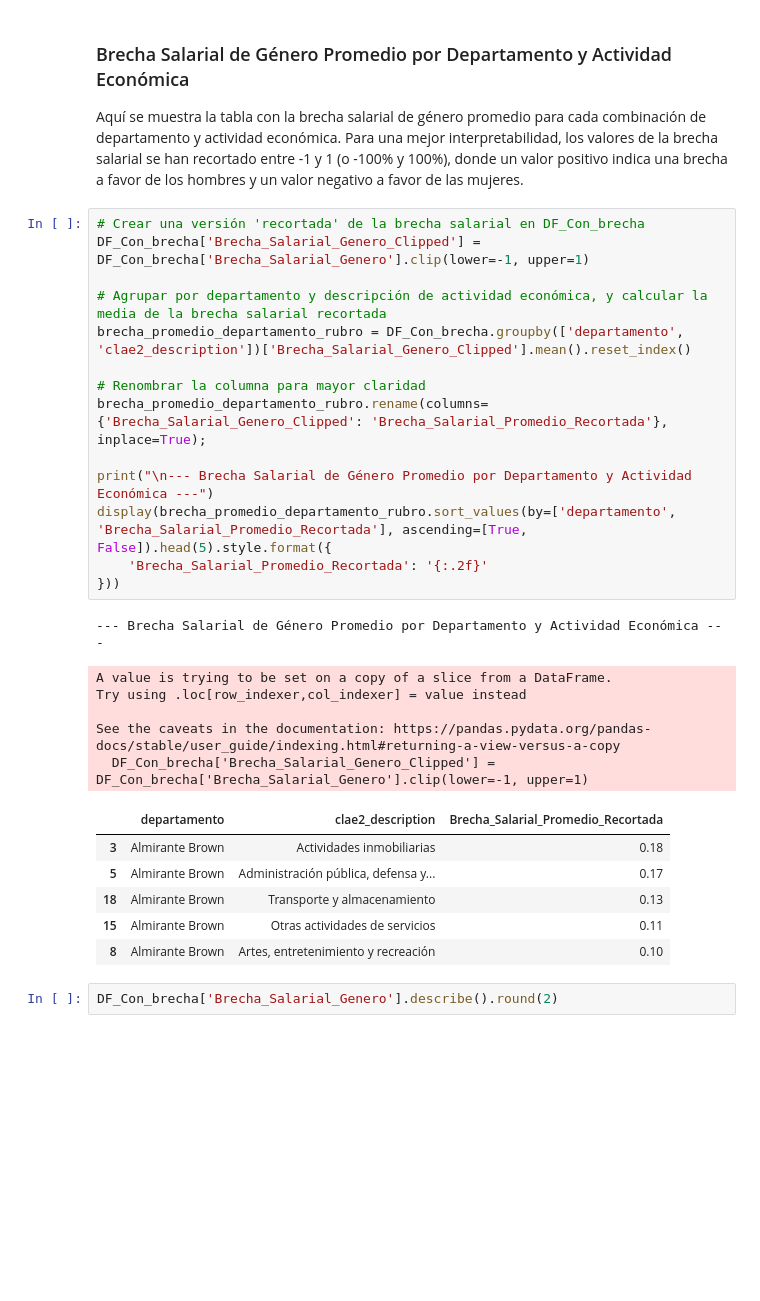
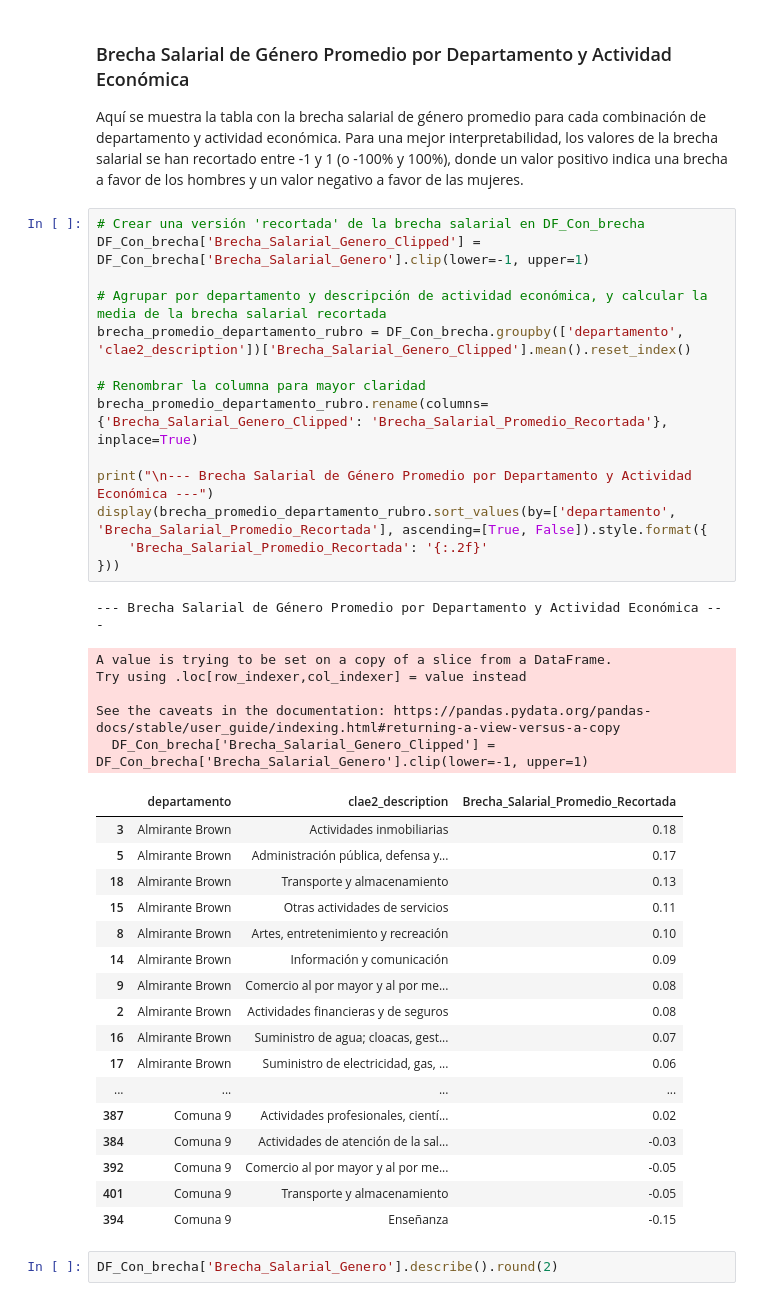
Before and after one commit to tost1n/Tp-laboratorio, a Jupyter notebook: Tp.ipynb, the cells around one changed output. Saved outputs shown, nothing was run; the diff lists cells and outputs as text; blank space fills up the shorter version.

Commit message:
Se arreglo promedio de BS por rubros.

```diff
--- a/Tp.ipynb
+++ b/Tp.ipynb
@@ -631,30 +597,41 @@ Aquí se muestra la tabla con la brecha salarial de género promedio para cada c
 # %%
 # Crear una versión 'recortada' de la brecha salarial en DF_Con_brecha
 DF_Con_brecha['Brecha_Salarial_Genero_Clipped'] = DF_Con_brecha['Brecha_Salarial_Genero'].clip(lower=-1, upper=1)
 
 # Agrupar por departamento y descripción de actividad económica, y calcular la media de la brecha salarial recortada
 brecha_promedio_departamento_rubro = DF_Con_brecha.groupby(['departamento', 'clae2_description'])['Brecha_Salarial_Genero_Clipped'].mean().reset_index()
 
 # Renombrar la columna para mayor claridad
-brecha_promedio_departamento_rubro.rename(columns={'Brecha_Salarial_Genero_Clipped': 'Brecha_Salarial_Promedio_Recortada'}, inplace=True);
+brecha_promedio_departamento_rubro.rename(columns={'Brecha_Salarial_Genero_Clipped': 'Brecha_Salarial_Promedio_Recortada'}, inplace=True)
 
 print("\n--- Brecha Salarial de Género Promedio por Departamento y Actividad Económica ---")
-display(brecha_promedio_departamento_rubro.sort_values(by=['departamento', 'Brecha_Salarial_Promedio_Recortada'], ascending=[True, False]).head(5).style.format({
+display(brecha_promedio_departamento_rubro.sort_values(by=['departamento', 'Brecha_Salarial_Promedio_Recortada'], ascending=[True, False]).style.format({
     'Brecha_Salarial_Promedio_Recortada': '{:.2f}'
 }))
 # %% [output]
 --- Brecha Salarial de Género Promedio por Departamento y Actividad Económica ---
 A value is trying to be set on a copy of a slice from a DataFrame.
 Try using .loc[row_indexer,col_indexer] = value instead
 
 See the caveats in the documentation: https://pandas.pydata.org/pandas-docs/stable/user_guide/indexing.html#returning-a-view-versus-a-copy
   DF_Con_brecha['Brecha_Salarial_Genero_Clipped'] = DF_Con_brecha['Brecha_Salarial_Genero'].clip(lower=-1, upper=1)
 |  | departamento | clae2_description | Brecha_Salarial_Promedio_Recortada |
 | 3 | Almirante Brown | Actividades inmobiliarias | 0.18 |
 | 5 | Almirante Brown | Administración pública, defensa y... | 0.17 |
 | 18 | Almirante Brown | Transporte y almacenamiento | 0.13 |
 | 15 | Almirante Brown | Otras actividades de servicios | 0.11 |
 | 8 | Almirante Brown | Artes, entretenimiento y recreación | 0.10 |
+| 14 | Almirante Brown | Información y comunicación | 0.09 |
+| 9 | Almirante Brown | Comercio al por mayor y al por me... | 0.08 |
+| 2 | Almirante Brown | Actividades financieras y de seguros | 0.08 |
+| 16 | Almirante Brown | Suministro de agua; cloacas, gest... | 0.07 |
+| 17 | Almirante Brown | Suministro de electricidad, gas, ... | 0.06 |
+| ... | ... | ... | ... |
+| 387 | Comuna 9 | Actividades profesionales, cientí... | 0.02 |
+| 384 | Comuna 9 | Actividades de atención de la sal... | -0.03 |
+| 392 | Comuna 9 | Comercio al por mayor y al por me... | -0.05 |
+| 401 | Comuna 9 | Transporte y almacenamiento | -0.05 |
+| 394 | Comuna 9 | Enseñanza | -0.15 |
 # %%
 DF_Con_brecha['Brecha_Salarial_Genero'].describe().round(2)
 # %% [output]
```
Also changed, not shown: parts of 9 cells of this notebook.
